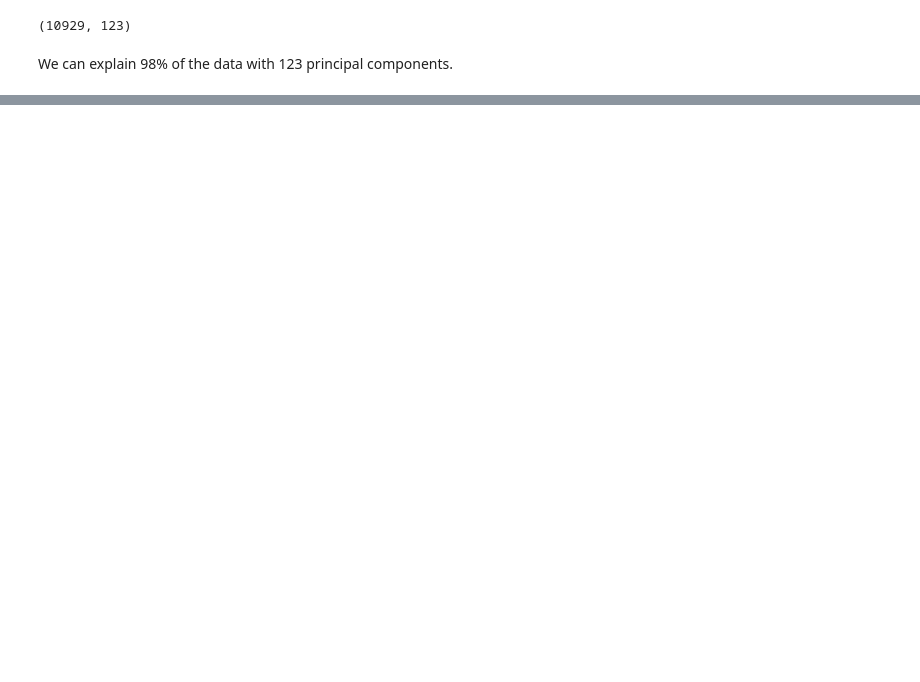
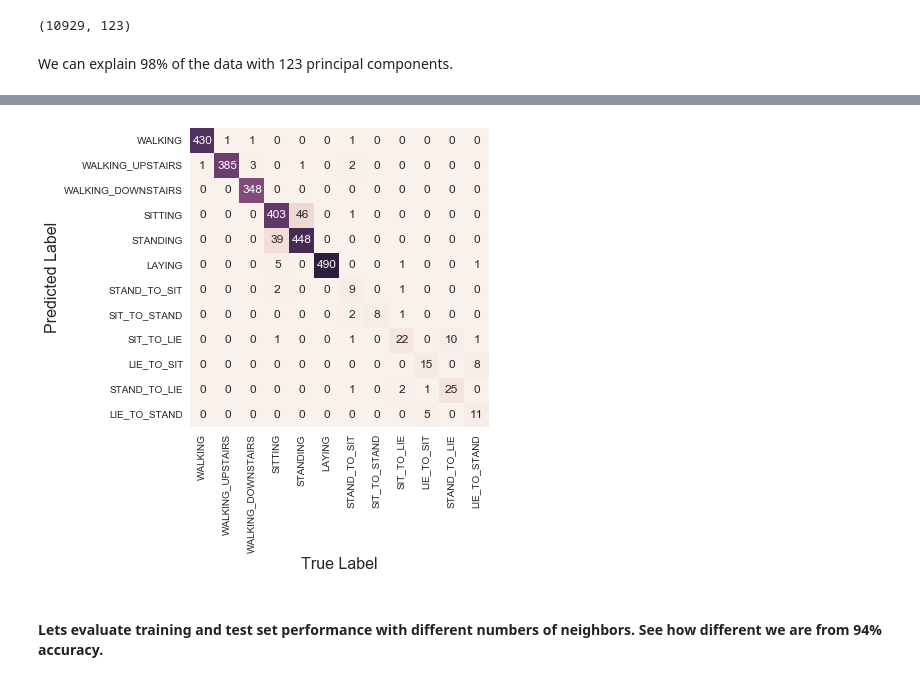
Before and after one commit to mesolmaz/capstone, a Jupyter notebook: HAR_dataset_EDA_and_PCA.ipynb, the cells around one changed output, grey strips where cells are left out. Drawn from its saved outputs; the diff is of its cells as text; code cells hidden in the pictures; blank space fills up the shorter version.

```diff
--- a/HAR_dataset_EDA_and_PCA.ipynb
+++ b/HAR_dataset_EDA_and_PCA.ipynb
@@ -366,0 +390,7 @@ This is a nice plot showing that we need at least 100 components to retain a goo
+# %%
+from sklearn.model_selection import train_test_split
+X_train, X_test, y_train, y_test = train_test_split(X, y, stratify=y, random_state=42)
+print("X_train.shape: {}".format(X_train.shape))
+print("X_test.shape: {}".format(X_test.shape))
+print("y_train.shape: {}".format(y_train.shape))
+print("y_test.shape: {}".format(y_test.shape))
@@ -366,0 +402,6 @@ This is a nice plot showing that we need at least 100 components to retain a goo
+# %%
+pca = PCA(0.98).fit(X_train)
+X_train_pca = pca.transform(X_train)
+X_test_pca = pca.transform(X_test)
+print("X_train_pca.shape: {}".format(X_train_pca.shape))
+print("X_test_pca.shape: {}".format(X_test_pca.shape))
@@ -366,0 +414,11 @@ This is a nice plot showing that we need at least 100 components to retain a goo
+# %%
+from sklearn.neighbors import KNeighborsClassifier
+from sklearn.metrics import accuracy_score
+# build a KNeighborsClassifier using 3 neighbors
+knn = KNeighborsClassifier(n_neighbors=3)
+knn.fit(X_train_pca, y_train)
+# predict the class labels
+pred_knn = knn.predict(X_test_pca)
+# In multi-label classification, this is the subset accuracy which is a harsh
+# metric since you require for each sample that each label set be correctly predicted.
+print("Test set accuracy: {:.4f}".format(accuracy_score(y_test, pred_knn)))
@@ -366,0 +427,8 @@ This is a nice plot showing that we need at least 100 components to retain a goo
+# %%
+from sklearn.metrics import confusion_matrix
+import matplotlib.pyplot as plt
+labels = ['WALKING', 'WALKING_UPSTAIRS', 'WALKING_DOWNSTAIRS', 'SITTING',
+          'STANDING', 'LAYING', 'STAND_TO_SIT', 'SIT_TO_STAND',
+          'SIT_TO_LIE', 'LIE_TO_SIT', 'STAND_TO_LIE', 'LIE_TO_STAND']
+confusion = confusion_matrix(y_test, pred_knn, labels=labels)
+print("Confusion matrix:\n{}".format(confusion))
@@ -366,0 +449,10 @@ This is a nice plot showing that we need at least 100 components to retain a goo
+# %%
+# a better way to visualize the Confusion Matrix for the multiclass KNN classifier
+sns.heatmap(confusion.T, square=True,annot=True,fmt='d',cbar=False,xticklabels=labels,yticklabels=labels)
+plt.xlabel('True Label', fontsize=16)
+plt.ylabel('Predicted Label', fontsize=16)
+plt.show()
+# %% [output]
+[figure, added]
+# %% [markdown]
+#### Lets evaluate training and test set performance with different numbers of neighbors. See how different we are from 94% accuracy.
```
Also changed, not shown: parts of 28 cells of this notebook.
